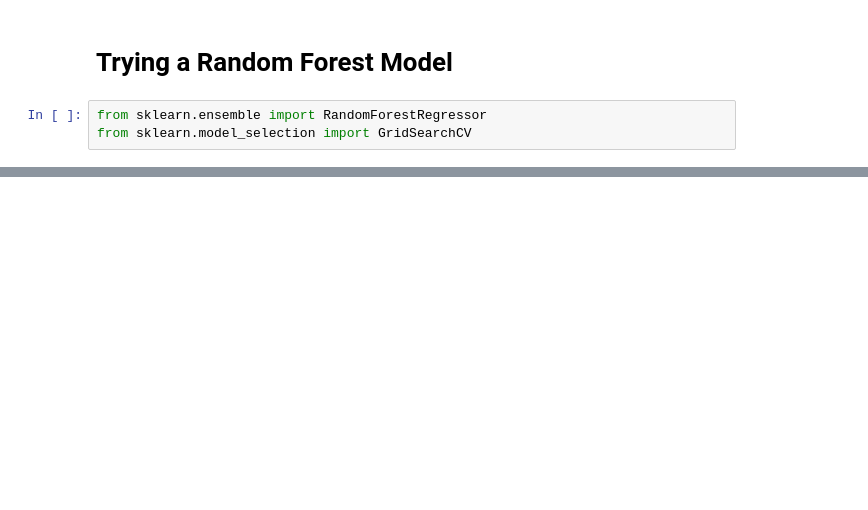
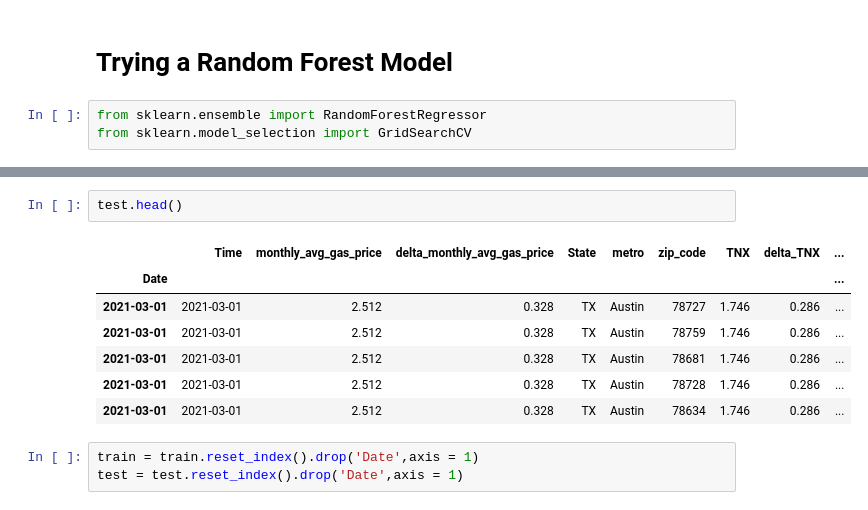
Before and after one commit to HaydenWarren/zri-forecast, a Jupyter notebook: Robert_Lando/Feature_Merging_And_Initial_Model.ipynb, the cells around one changed output, grey strips where cells are left out. Drawn from its saved outputs; the diff is of its cells as text; blank space fills up the shorter version.

```diff
--- a/Robert_Lando/Feature_Merging_And_Initial_Model.ipynb
+++ b/Robert_Lando/Feature_Merging_And_Initial_Model.ipynb
@@ -455,2 +555,15 @@ test = data.loc['2021-01-01':,:]
+# %%
+test.head()
+# %% [output]
+|  | Time | monthly_avg_gas_price | delta_monthly_avg_gas_price | State | metro | zip_code | TNX | delta_TNX | ... |
+| Date |  |  |  |  |  |  |  |  | ... |
+| 2021-03-01 | 2021-03-01 | 2.512 | 0.328 | TX | Austin | 78727 | 1.746 | 0.286 | ... |
+| 2021-03-01 | 2021-03-01 | 2.512 | 0.328 | TX | Austin | 78759 | 1.746 | 0.286 | ... |
+| 2021-03-01 | 2021-03-01 | 2.512 | 0.328 | TX | Austin | 78681 | 1.746 | 0.286 | ... |
+| 2021-03-01 | 2021-03-01 | 2.512 | 0.328 | TX | Austin | 78728 | 1.746 | 0.286 | ... |
+| 2021-03-01 | 2021-03-01 | 2.512 | 0.328 | TX | Austin | 78634 | 1.746 | 0.286 | ... |
+# %%
+train = train.reset_index().drop('Date',axis = 1)
+test = test.reset_index().drop('Date',axis = 1)
 # %%
 train.columns
```
Also changed, not shown: parts of 35 cells of this notebook.
